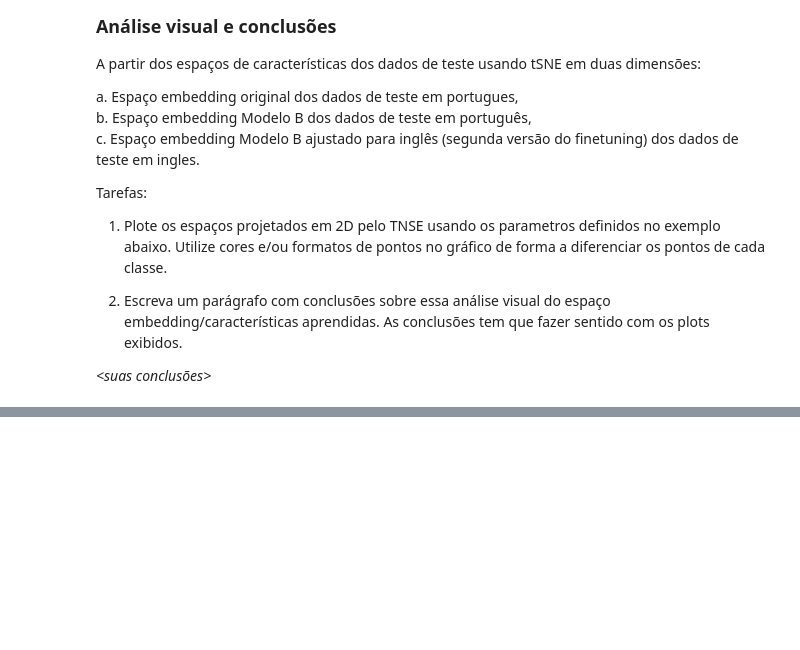
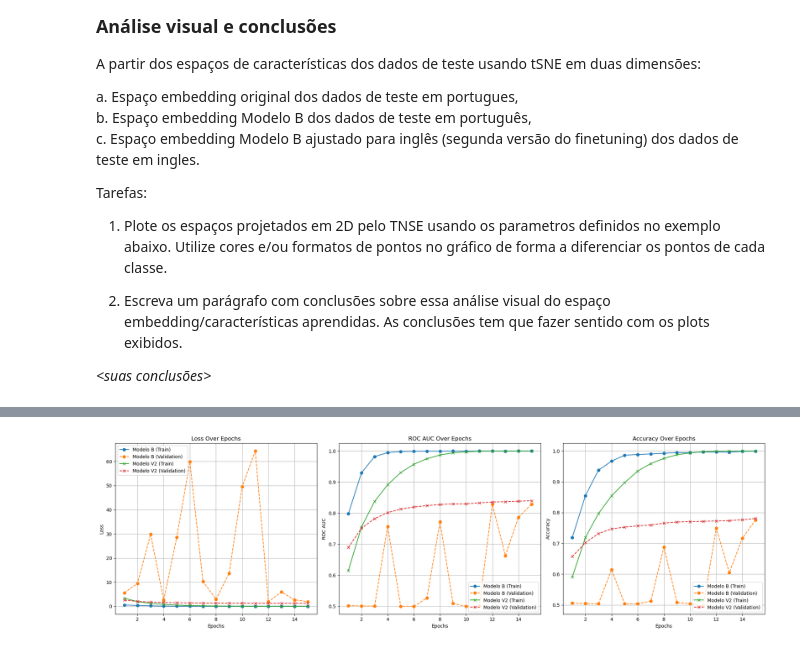
Before and after one commit to DiogoHSM/RNAP_Avaliacao, a Jupyter notebook: DiogoMartins_RNAP.ipynb, the cells around one changed output, grey strips where cells are left out. Saved outputs shown, nothing was run; the diff lists cells and outputs as text; code cells hidden in the pictures; blank space fills up the shorter version.

```diff
--- a/DiogoMartins_RNAP.ipynb
+++ b/DiogoMartins_RNAP.ipynb
@@ -556,0 +779,49 @@ from sklearn.manifold import TSNE
+# %%
+import matplotlib.pyplot as plt
+
+# Extrair os dados reais do histórico do treinamento
+history_B = historyB.history
+history_V2 = history_FT_v2.history
+
+epochs = range(1, len(history_B['loss']) + 1)  # Número de épocas
+
+# Gráficos comparativos
+fig, axes = plt.subplots(1, 3, figsize=(20, 6))
+
+# Loss over Epochs
+axes[0].plot(epochs, history_B['loss'], label="Modelo B (Train)", marker='o')
+axes[0].plot(epochs, history_B['val_loss'], label="Modelo B (Validation)", marker='o', linestyle='dashed')
+axes[0].plot(epochs, history_V2['loss'], label="Modelo V2 (Train)", marker='x')
+axes[0].plot(epochs, history_V2['val_loss'], label="Modelo V2 (Validation)", marker='x', linestyle='dashed')
+axes[0].set_title("Loss Over Epochs")
+axes[0].set_xlabel("Epochs")
+axes[0].set_ylabel("Loss")
+axes[0].legend()
+axes[0].grid(True)
+
+# ROC AUC over Epochs
+axes[1].plot(epochs, history_B['auc'], label="Modelo B (Train)", marker='o')
+axes[1].plot(epochs, history_B['val_auc'], label="Modelo B (Validation)", marker='o', linestyle='dashed')
+axes[1].plot(epochs, history_V2['auc'], label="Modelo V2 (Train)", marker='x')
+axes[1].plot(epochs, history_V2['val_auc'], label="Modelo V2 (Validation)", marker='x', linestyle='dashed')
+axes[1].set_title("ROC AUC Over Epochs")
+axes[1].set_xlabel("Epochs")
+axes[1].set_ylabel("ROC AUC")
+axes[1].legend()
+axes[1].grid(True)
+
+# Accuracy over Epochs
+axes[2].plot(epochs, history_B['accuracy'], label="Modelo B (Train)", marker='o')
+axes[2].plot(epochs, history_B['val_accuracy'], label="Modelo B (Validation)", marker='o', linestyle='dashed')
+axes[2].plot(epochs, history_V2['accuracy'], label="Modelo V2 (Train)", marker='x')
+axes[2].plot(epochs, history_V2['val_accuracy'], label="Modelo V2 (Validation)", marker='x', linestyle='dashed')
+axes[2].set_title("Accuracy Over Epochs")
+axes[2].set_xlabel("Epochs")
+axes[2].set_ylabel("Accuracy")
+axes[2].legend()
+axes[2].grid(True)
+
+plt.tight_layout()
+plt.show()
+# %% [output]
+[figure, added]
```
Also changed, not shown: parts of 25 cells of this notebook.
